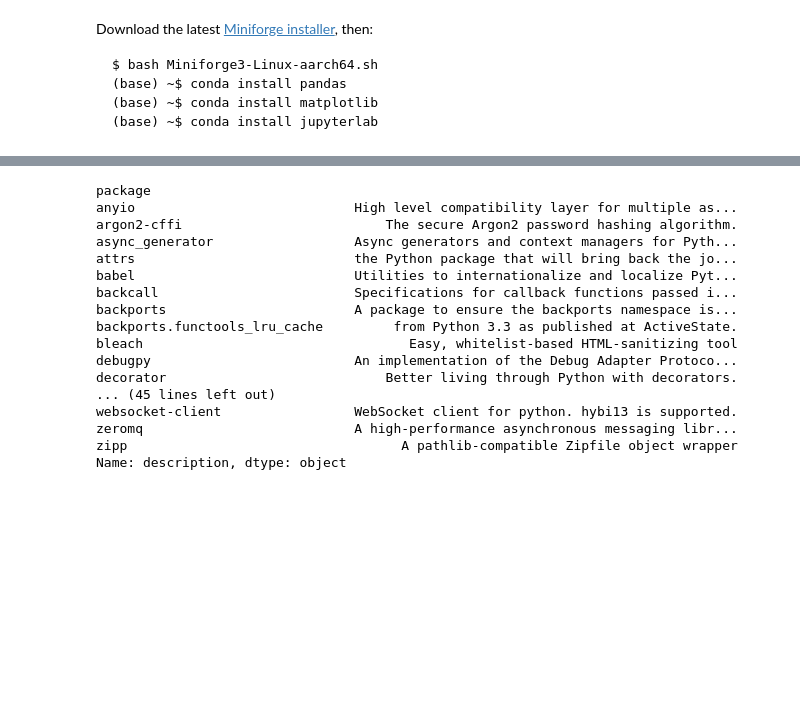
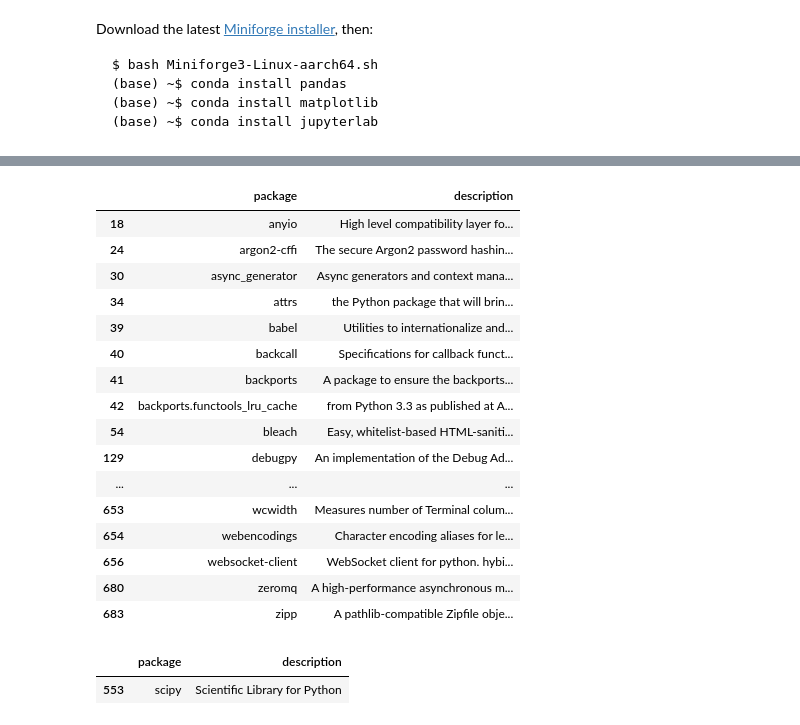
Before and after one commit to toshiro-en-miyamoto/dsci, a Jupyter notebook: install/miniforge.ipynb, the cells around one changed output, grey strips where cells are left out. Cells and saved outputs as stored; diff of their text form; code cells hidden in the pictures; blank space fills up the shorter version.

Commit message:
scipy installed

```diff
--- a/install/miniforge.ipynb
+++ b/install/miniforge.ipynb
@@ -71,20 +70,25 @@ Name: description, dtype: object
 # %%
-packages.loc[packages["component"]=="jupyterlab","description"]
+packages.loc[packages["component"]=="jupyterlab",["package","description"]]
 # %% [output]
-package
-anyio                            High level compatibility layer for multiple as...
-argon2-cffi                          The secure Argon2 password hashing algorithm.
-async_generator                  Async generators and context managers for Pyth...
-attrs                            the Python package that will bring back the jo...
-babel                            Utilities to internationalize and localize Pyt...
-backcall                         Specifications for callback functions passed i...
-backports                        A package to ensure the backports namespace is...
-backports.functools_lru_cache         from Python 3.3 as published at ActiveState.
-bleach                                  Easy, whitelist-based HTML-sanitizing tool
-debugpy                          An implementation of the Debug Adapter Protoco...
-decorator                            Better living through Python with decorators.
-... (45 lines left out)
-websocket-client                 WebSocket client for python. hybi13 is supported.
-zeromq                           A high-performance asynchronous messaging libr...
-zipp                                   A pathlib-compatible Zipfile object wrapper
-Name: description, dtype: object
+|  | package | description |
+| 18 | anyio | High level compatibility layer fo... |
+| 24 | argon2-cffi | The secure Argon2 password hashin... |
+| 30 | async_generator | Async generators and context mana... |
+| 34 | attrs | the Python package that will brin... |
+| 39 | babel | Utilities to internationalize and... |
+| 40 | backcall | Specifications for callback funct... |
+| 41 | backports | A package to ensure the backports... |
+| 42 | backports.functools_lru_cache | from Python 3.3 as published at A... |
+| 54 | bleach | Easy, whitelist-based HTML-saniti... |
+| 129 | debugpy | An implementation of the Debug Ad... |
+| ... | ... | ... |
+| 653 | wcwidth | Measures number of Terminal colum... |
+| 654 | webencodings | Character encoding aliases for le... |
+| 656 | websocket-client | WebSocket client for python. hybi... |
+| 680 | zeromq | A high-performance asynchronous m... |
+| 683 | zipp | A pathlib-compatible Zipfile obje... |
+# %%
+packages.loc[packages["component"]=="scipy",["package","description"]]
+# %% [output]
+|  | package | description |
+| 553 | scipy | Scientific Library for Python |
```
Also changed, not shown: parts of 4 cells of this notebook, 1 other file.
